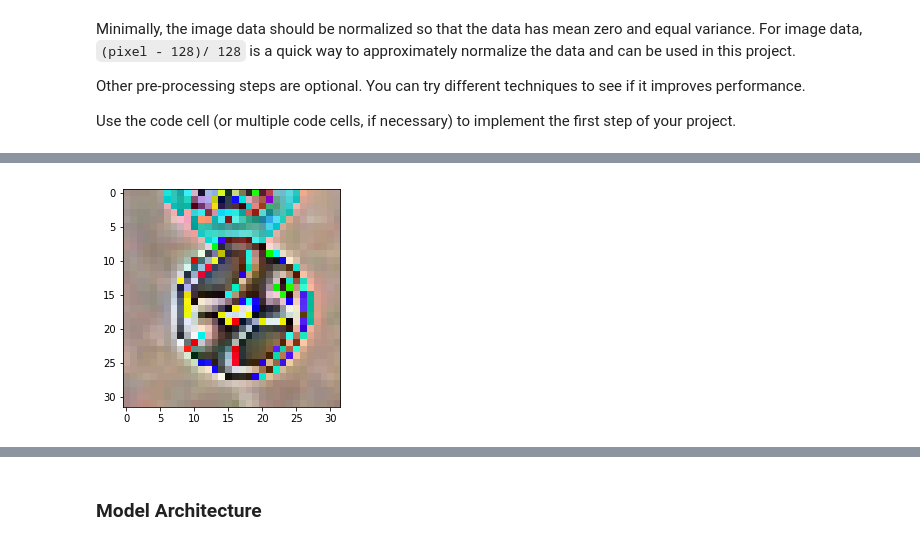
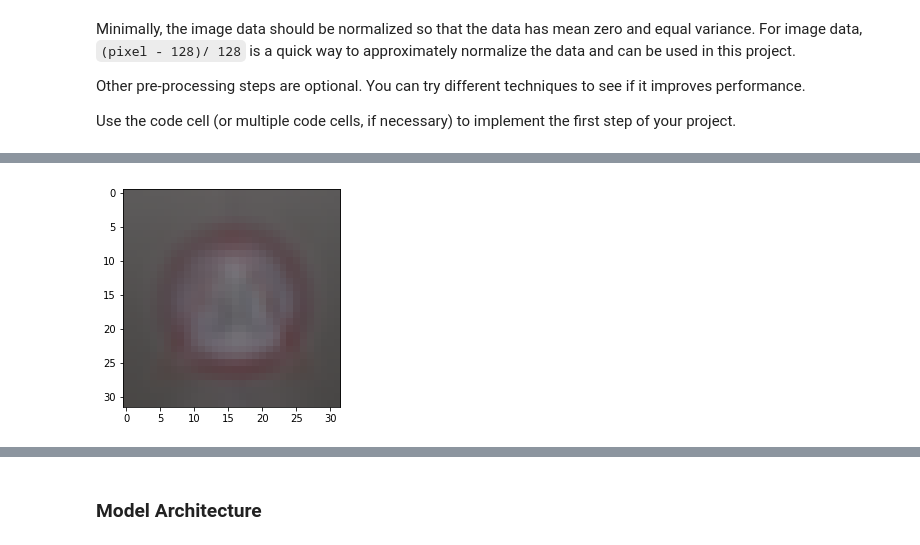
Before and after one commit to adhulipa/CarND-Traffic-Sign-Classifier-Project, a Jupyter notebook: Traffic_Sign_Classifier.ipynb, the cells around one changed output, grey strips where cells are left out. Saved outputs shown, nothing was run; the diff lists cells and outputs as text; code cells hidden in the pictures.

```diff
--- a/Traffic_Sign_Classifier.ipynb
+++ b/Traffic_Sign_Classifier.ipynb
@@ -224,16 +215,3 @@ img_norm std= 0.585859807049
 ### Preprocess the data here. It is required to normalize the data. Other preprocessing steps could include
 ### converting to grayscale, etc.
 ### Feel free to use as many code cells as needed.
-import cv2
-
-def normalize(data):
-    for i in range(1):
-        img = np.copy( data[i])
-        img_norm = global_constrast_norm(img)
-        plt.imshow(img_norm)
-    return data
-
-X_train = normalize(X_train)
-# plt.imshow(random.choice(X_train))
-# %% [output]
-[figure, removed]
@@ -239,0 +226,9 @@ X_train = normalize(X_train)
+# %%
+# Naive norm as suggested in the project.
+X_train_copy = np.copy(X_train)
+X_train_copy = X_train_copy - np.mean((X_train_copy-256)/256, axis=0)
+
+plt.imshow(np.mean((X_train_copy-256)/256, axis=0))
+plt.show()
+# %% [output]
+[figure, added]
```
Also changed, not shown: parts of 6 cells of this notebook.
